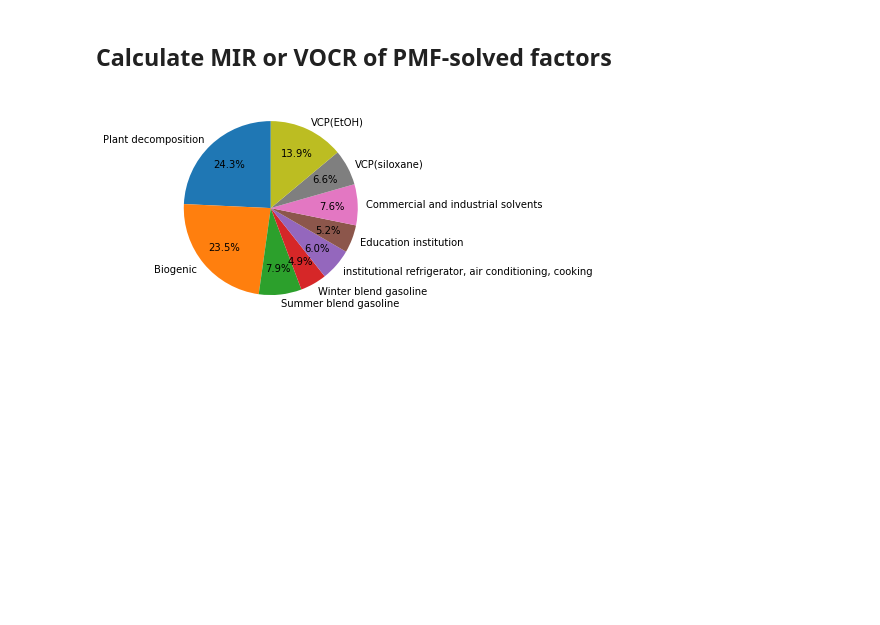
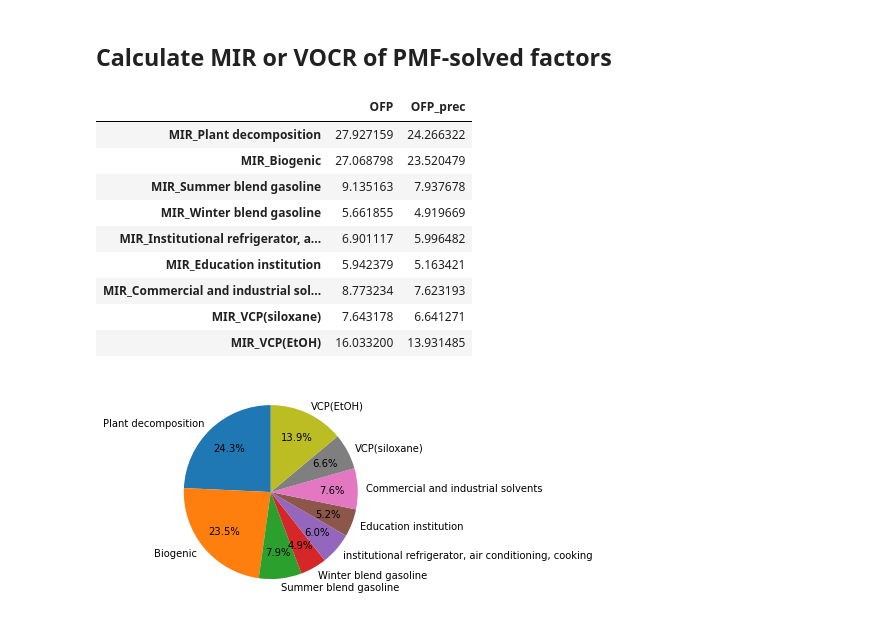
Before and after one commit to shenglun7/VOC_RECAP, a Jupyter notebook: code/script/plot_pmf_result.ipynb, the cells around one changed output. Saved outputs shown, nothing was run; the diff lists cells and outputs as text; code cells hidden in the pictures; blank space fills up the shorter version.

Commit message:
update PMF result plots

```diff
--- a/code/script/plot_pmf_result.ipynb
+++ b/code/script/plot_pmf_result.ipynb
@@ -35,7 +35,7 @@ contribution = reorder_factor(contribution, new_order)
 
 # rename factor name in column
 factor_name = ['Plant decomposition', 'Biogenic', 'Summer blend gasoline',
-               'Winter blend gasoline', 'institutional refrigerator, air conditioning, cooking', 'Education institution', 'Commercial and industrial solvents',
+               'Winter blend gasoline', 'Institutional refrigerator, air conditioning, cooking', 'Education institution', 'Commercial and industrial solvents',
                'VCP(siloxane)', 'VCP(EtOH)']
 profile_conc.columns = ['Parameter'] + factor_name
 contribution.columns = ['Date'] + factor_name
@@ -133,3 +123,17 @@ df_CPF_count_upper
+# %%
+# plot CPF
+import plotly.express as px
+for i in factor_name:
+    fig = px.bar_polar(df_ratio, r=i,
+                       theta='bin_mean', range_r=[0, 0.4],
+                       width=100, height=100)
+    fig.update_polars(radialaxis=dict(dtick=0.2, visible=True),radialaxis_tickfont_size=10)
+    fig.update_polars(angularaxis=dict(dtick=90, visible=True, showticklabels=False))
+    fig.update_layout(margin=dict(l=0, r=10, t=0, b=0), title=None)
+    fig.show()
+
+    fpath = '../../result/cpf_'+i.replace(' ','-')+'.png'
+    fig.write_image(fpath, scale=100)
 # %% [markdown]
 ## Calculate MIR or VOCR of PMF-solved factors
 # %%
@@ -168,3 +173,17 @@ OFP_factor['OFP_prec'] = OFP_factor['OFP']/OFP_factor['OFP'].sum()*100
+# %%
+# show the table of OFP
+OFP_factor
+# %% [output]
+|  | OFP | OFP_prec |
+| MIR_Plant decomposition | 27.927159 | 24.266322 |
+| MIR_Biogenic | 27.068798 | 23.520479 |
+| MIR_Summer blend gasoline | 9.135163 | 7.937678 |
+| MIR_Winter blend gasoline | 5.661855 | 4.919669 |
+| MIR_Institutional refrigerator, a... | 6.901117 | 5.996482 |
+| MIR_Education institution | 5.942379 | 5.163421 |
+| MIR_Commercial and industrial sol... | 8.773234 | 7.623193 |
+| MIR_VCP(siloxane) | 7.643178 | 6.641271 |
+| MIR_VCP(EtOH) | 16.033200 | 13.931485 |
 # %%
 plt.rcParams.update({'font.size': 10})
 fig, ax=plt.subplots(1)
```
Also changed, not shown: parts of 7 cells of this notebook, 12 other files.
